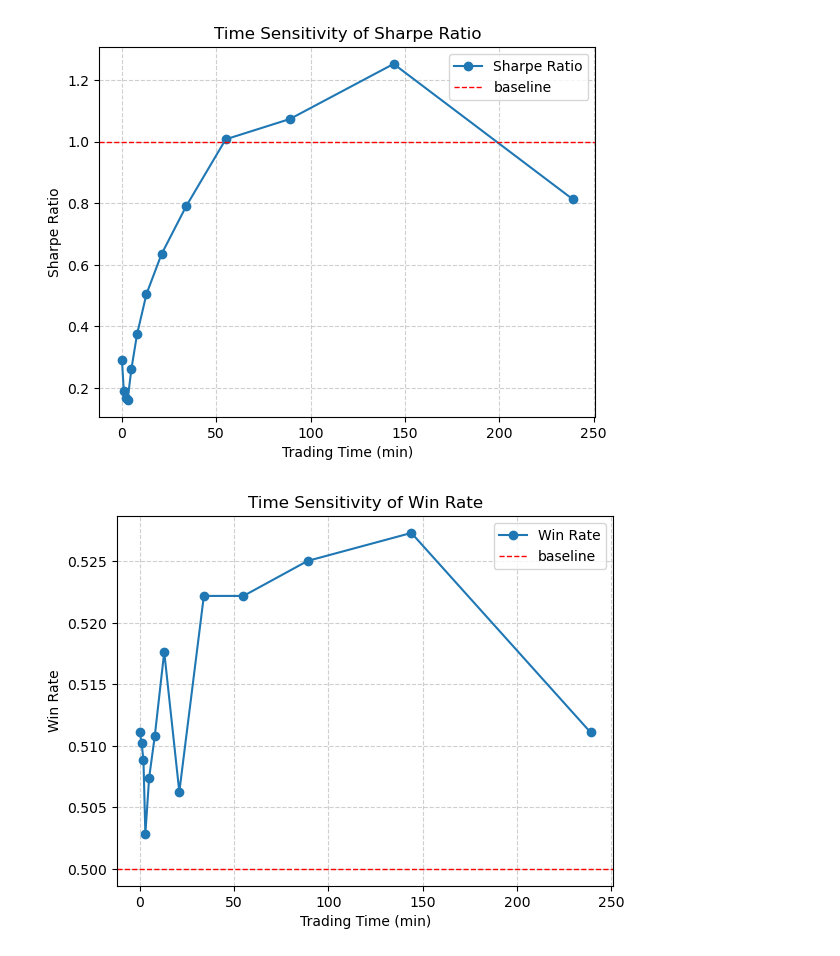
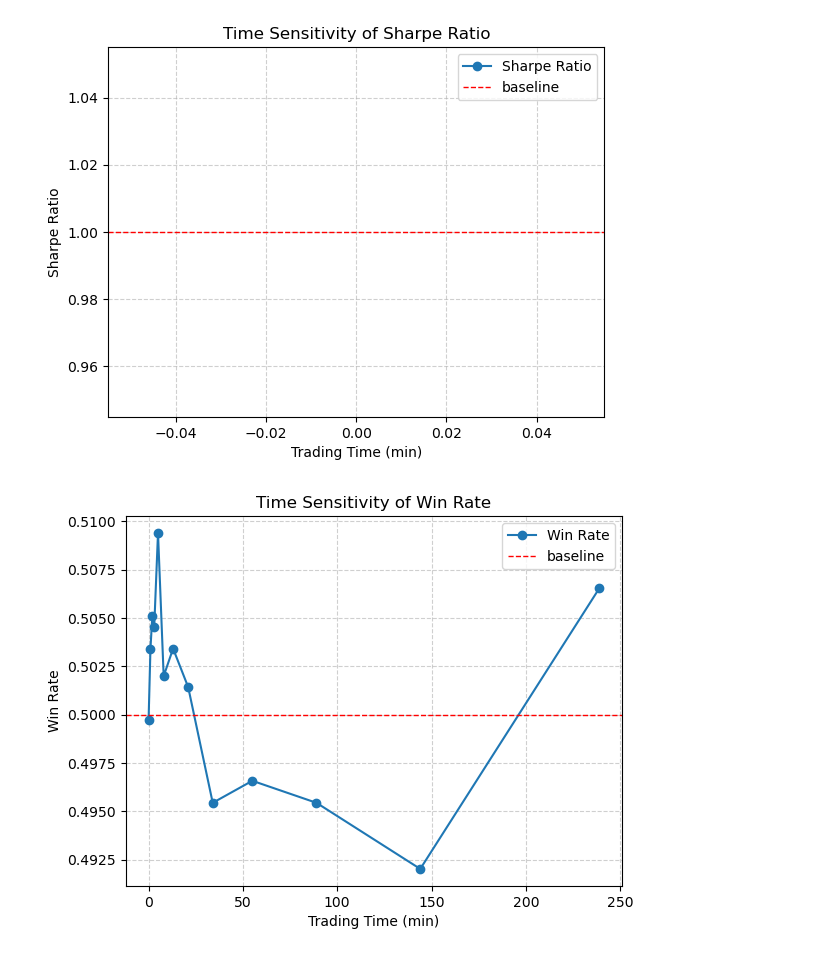
Before and after one commit to Lawrence2005/Southwest-Securities-Quant-Internship-Summer-2025, a Jupyter notebook: Intraday-Alpha-Seeking-Strategy/alpha-seeking-strats.ipynb, the cells around one changed output. Saved outputs shown, nothing was run; the diff lists cells and outputs as text; code cells hidden in the pictures.

```diff
--- a/Intraday-Alpha-Seeking-Strategy/alpha-seeking-strats.ipynb
+++ b/Intraday-Alpha-Seeking-Strategy/alpha-seeking-strats.ipynb
@@ -249,21 +391,28 @@ class stock_info:
         self.readouts.set_index("dates", inplace=True)
 
         # Calculate strategy
-        # self.readouts[f"{target_col}_vwap_st1"] = vwap_strat1(self.target_raw, self.readouts, self.dates)
-        # self.readouts[f"{target_col}_vwap_st2"] = vwap_strat2(self.target_raw, self.readouts, self.dates)
-        # self.readouts[f"{target_col}_rank_st"] = rank_st(self.raw, self.readouts, self.dates, "IC")
-        # self.readouts[f"{target_col}_corr_st"] = correlation_st(self.target_raw, self.readouts, self.dates)
-        # self.readouts[f"{target_col}_amp_st"] = amplitude_st(self.target_raw, self.readouts, self.dates)
-        # self.readouts[f"{target_col}_close_pos_st"] = close_pos_st(self.target_raw, self.readouts, self.dates)
-        # self.readouts[f"{target_col}_volume_st1"] = volume_st1(self.target_raw, self.readouts, self.dates)
-        # self.readouts[f"{target_col}_reversal_st"] = reversal_st(self.target_raw, self.readouts, self.dates)
-        # self.readouts[f"{target_col}_rank_reversal_st"] = rank_reversal_st(self.raw, self.readouts, self.dates, "IC")
-        # self.readouts[f"{target_col}_momentum_st1"] = momentum_st1(self.target_raw, self.readouts, self.dates)
-        # self.readouts[f"{target_col}_volume_st2"] = volume_st2(self.target_raw, self.readouts, self.dates)
-        # self.readouts[f"{target_col}_volume_st3"] = volume_st3(self.target_raw, self.dates)
-        # self.readouts[f"{target_col}_return_st"] = return_st(self.target_raw, self.dates)
-        # self.readouts[f"{target_col}_spread_st"] = spread_st(self.target_raw, self.readouts, self.dates)
-        self.readouts[f"{target_col}_momentum_st2"] = momentum_st2(self.target_raw, self.readouts, self.dates)
+        # self.readouts[f"{target_col}_vwap_strat1"] = vwap_strat1(self.target_raw, self.readouts, self.dates)
+        # self.readouts[f"{target_col}_vwap_strat2"] = vwap_strat2(self.target_raw, self.readouts, self.dates)
+        # self.readouts[f"{target_col}_rank_strat"] = rank_strat(self.raw, self.readouts, self.dates, "IC")
+        # self.readouts[f"{target_col}_corr_strat"] = correlation_strat(self.target_raw, self.readouts, self.dates)
+        # self.readouts[f"{target_col}_amp_strat"] = amplitude_strat(self.target_raw, self.readouts, self.dates)
+        # self.readouts[f"{target_col}_close_pos_strat1"] = close_pos_strat1(self.target_raw, self.readouts, self.dates)
+        # self.readouts[f"{target_col}_volume_strat1"] = volume_strat1(self.target_raw, self.readouts, self.dates)
+        # self.readouts[f"{target_col}_reversal_strat"] = reversal_strat(self.target_raw, self.readouts, self.dates)
+        # self.readouts[f"{target_col}_rank_reversal_strat"] = rank_reversal_strat(self.raw, self.readouts, self.dates, "IC")
+        # self.readouts[f"{target_col}_momentum_strat1"] = momentum_strat1(self.target_raw, self.readouts, self.dates)
+        # self.readouts[f"{target_col}_volume_strat2"] = volume_strat2(self.target_raw, self.readouts, self.dates)
+        # self.readouts[f"{target_col}_volume_strat3"] = volume_strat3(self.target_raw, self.dates)
+        # self.readouts[f"{target_col}_return_strat"] = return_strat(self.target_raw, self.dates)
+        # self.readouts[f"{target_col}_spread_strat"] = spread_strat(self.target_raw, self.readouts, self.dates)
+        # self.readouts[f"{target_col}_momentum_strat2"] = momentum_strat2(self.target_raw, self.readouts, self.dates)
+        # self.readouts[f"{target_col}_liquidity_strat"] = liquidity_strat(self.target_raw, self.readouts, self.dates)
+        # self.readouts[f"{target_col}_momentum_strat3"] = momentum_strat3(self.target_raw, self.readouts, self.dates)
+        # self.readouts[f"{target_col}_volume_strat4"] = volume_strat4(self.target_raw, self.readouts, self.dates)
+        # self.readouts[f"{target_col}_vwap_strat3"] = vwap_strat3(self.target_raw, self.readouts, self.dates)
+        # self.readouts[f"{target_col}_momentum_strat4"] = momentum_strat4(self.target_raw, self.readouts, self.dates)
+        # self.readouts[f"{target_col}_momentum_strat5"] = momentum_strat5(self.target_raw, self.readouts, self.dates)
+        self.readouts[f"{target_col}_close_pos_strat2"] = close_pos_strat2(self.target_raw, self.readouts, self.dates)
 
     def evaluate_return_T_p1(self, t_exec, strategy_array_name):
         # read strategy for T+1
@@ -340,11 +489,11 @@ mydata.readouts
 # %%
 # array of trading time
 fibonnacci = [0, 1, 2, 3, 5, 8, 13, 21, 34, 55, 89, 144, 239]
-sharpe_sensitivity, win_rate_sensitivity = mydata.generate_time_dependency(fibonnacci, "IC_momentum_st2")
+sharpe_sensitivity, win_rate_sensitivity = mydata.generate_time_dependency(fibonnacci, "IC_close_pos_strat2")
 
 # plot sensitivity
 plot_metric(fibonnacci, sharpe_sensitivity, "Sharpe Ratio", 1)
 plot_metric(fibonnacci, win_rate_sensitivity, "Win Rate", 0.5)
 # %% [output]
-[figure, old version]
+[figure, new version]
-[figure, old version]
+[figure, new version]
```
Also changed, not shown: parts of 3 cells of this notebook, 9 other files.
